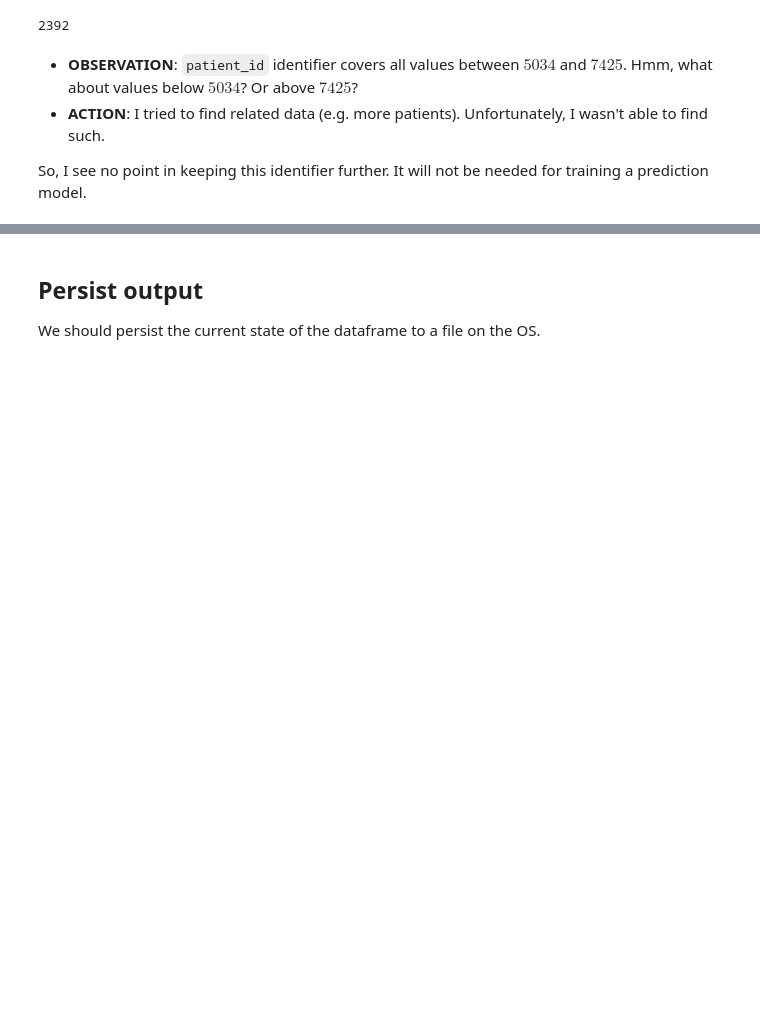
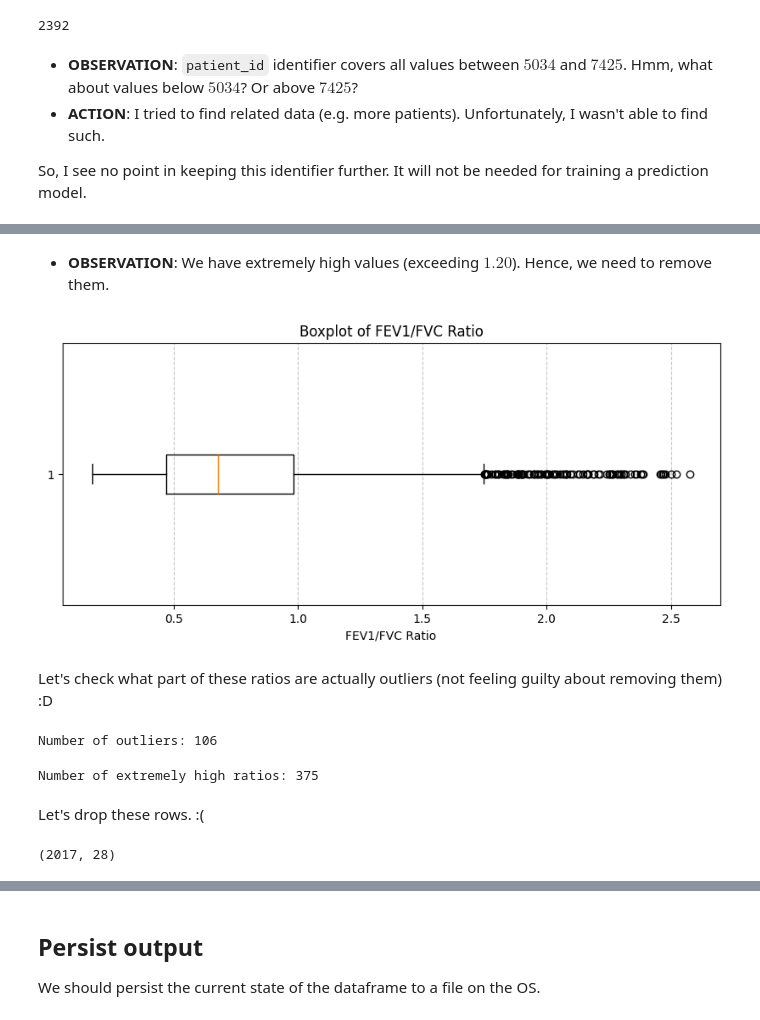
Before and after one commit to dzhokn/data-science-project-architecture, a Jupyter notebook: notebooks/03_data_cleaning.ipynb, the cells around one changed output, grey strips where cells are left out. Saved outputs shown, nothing was run; the diff lists cells and outputs as text; code cells hidden in the pictures; blank space fills up the shorter version.

```diff
--- a/notebooks/03_data_cleaning.ipynb
+++ b/notebooks/03_data_cleaning.ipynb
@@ -115,0 +151,31 @@ memory usage: 643.0 KB
+# %% [markdown]
+* **OBSERVATION**: We have extremely high values (exceeding $1.20$). Hence, we need to remove them.
+# %%
+# Plotting boxplot for FEV1/FVC ratio to identify outliers
+plt.figure(figsize=(10, 4))
+plt.boxplot(patients_df['fev1_fvc_ratio'], vert=False)
+plt.xlabel('FEV1/FVC Ratio')
+plt.title('Boxplot of FEV1/FVC Ratio')
+plt.grid(axis='x', linestyle='--', alpha=0.7)
+plt.show()
+# %% [output]
+[figure, added]
+# %% [markdown]
+Let's check what part of these ratios are actually outliers (not feeling guilty about removing them) :D
+# %%
+fev1_fvc_ratio_outliers = get_outliers_iqr(patients_df, 'fev1_fvc_ratio')
+print(f"Number of outliers: {fev1_fvc_ratio_outliers.shape[0]}")
+# %% [output]
+Number of outliers: 106
+# %%
+print(f"Number of extremely high ratios: {patients_df[patients_df['fev1_fvc_ratio'] > 1.2].shape[0]}")
+# %% [output]
+Number of extremely high ratios: 375
+# %% [markdown]
+Let's drop these rows. :(
+# %%
+# Dropping the rows where FEV1_FVC_ratio is greater than 1.2
+patients_df = patients_df[patients_df['fev1_fvc_ratio'] <= 1.2]
+patients_df.shape
+# %% [output]
+(2017, 28)
```
Also changed, not shown: parts of 19 cells of this notebook.
